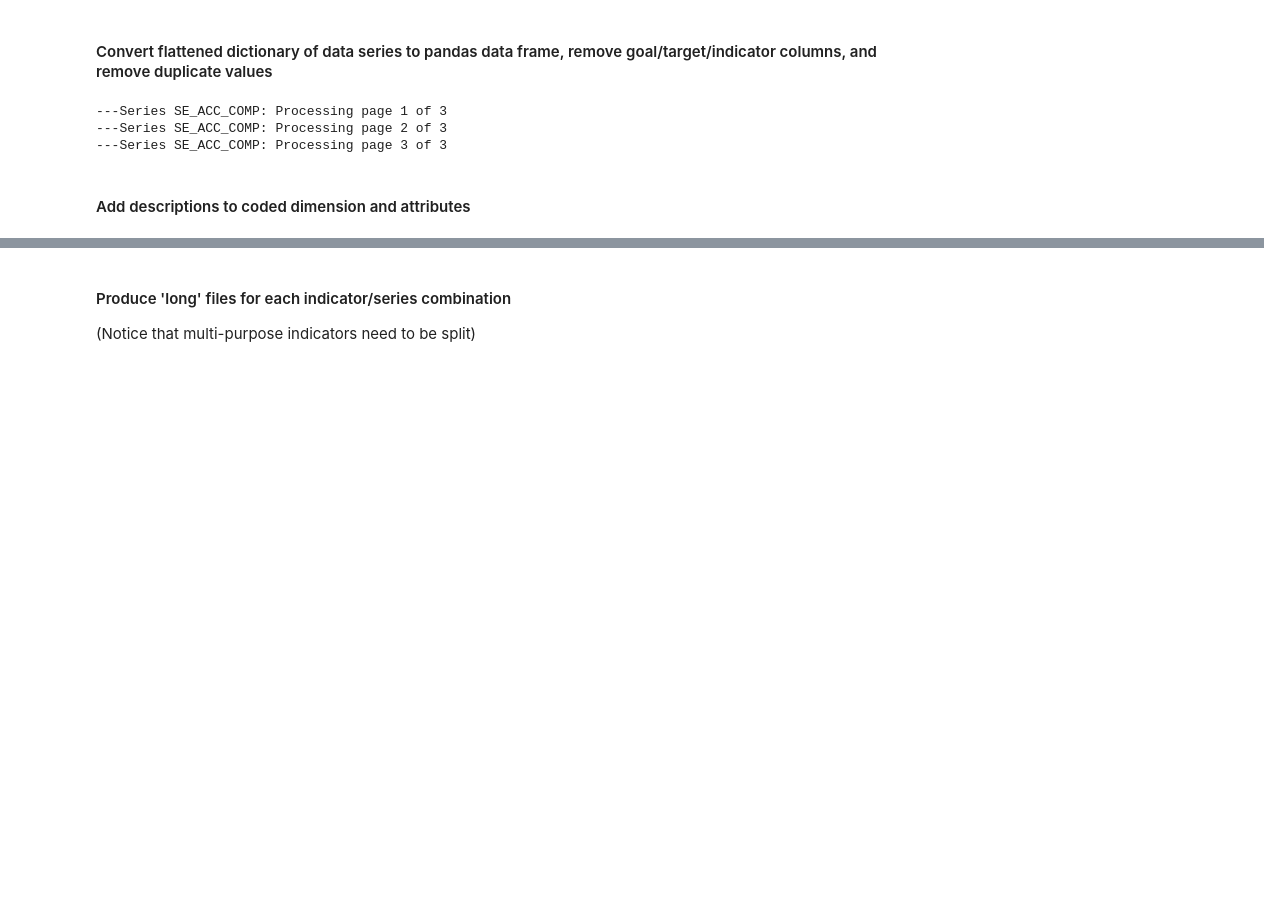
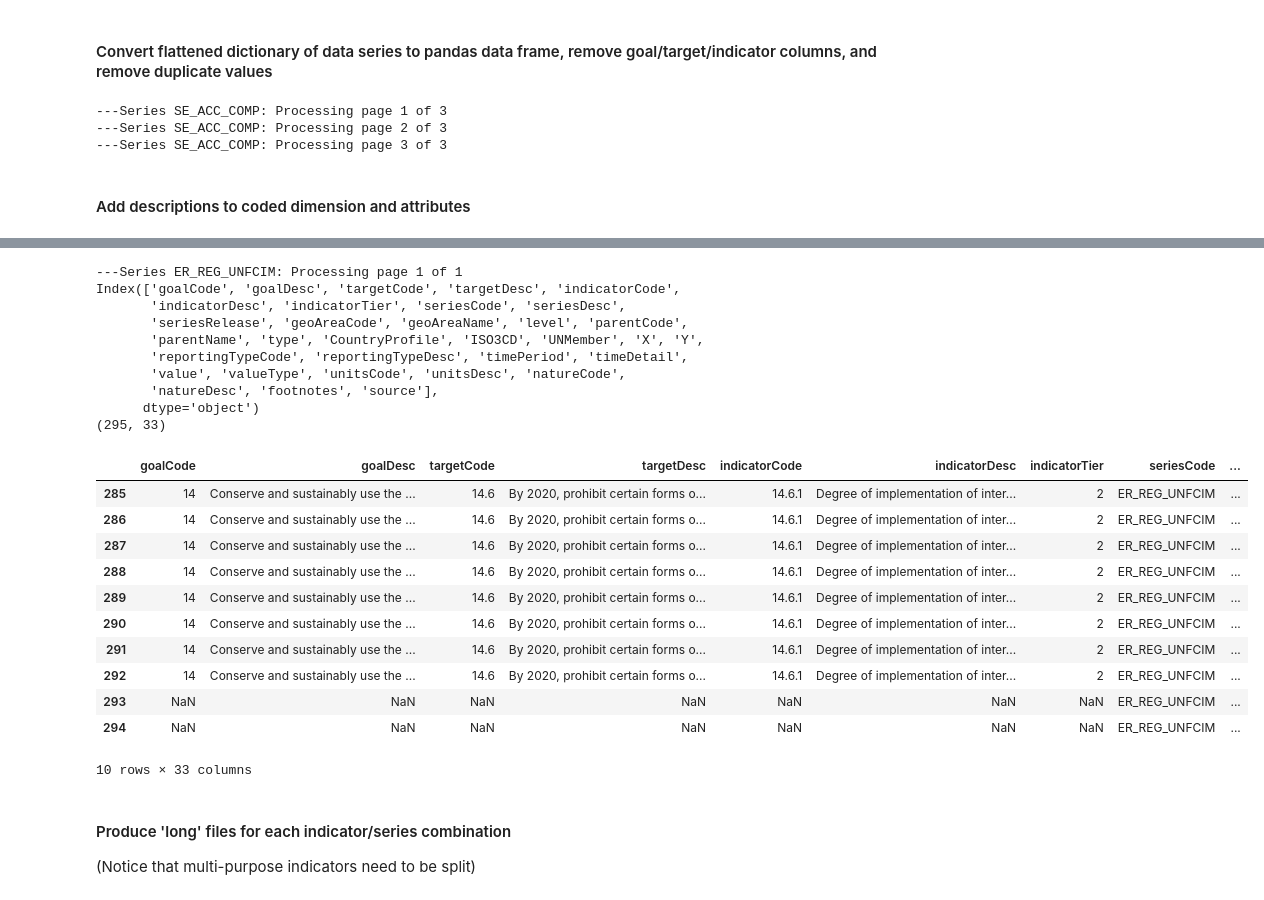
Before and after one commit to UNStats/FIS4SDGs, a Jupyter notebook: unsd/notebooks/FIS4SDG - 01 - Create CSV.ipynb, the cells around one changed output, grey strips where cells are left out. Drawn from its saved outputs; the diff is of its cells as text; code cells hidden in the pictures; blank space fills up the shorter version.

```diff
--- a/unsd/notebooks/FIS4SDG - 01 - Create CSV.ipynb
+++ b/unsd/notebooks/FIS4SDG - 01 - Create CSV.ipynb
@@ -736,7 +751,7 @@ set(geo_series['indicatorCode'])
 # %%
-def annotated_data(geoTree, countryXY, seriesCode, release):
+def annotated_data(geoAreas, countryXY, seriesCode, release):
 
-    geo_series = cross_geo_series(geoTree, countryXY, seriesCode, release)
+    geo_series = cross_geo_series(geoAreas, countryXY, seriesCode, release)
 
     codes = series_code_lists2(seriesCode, release)
     data = dataframe_unique_series_data(seriesCode, release)
@@ -785,10 +800,33 @@ def annotated_data(geoTree, countryXY, seriesCode, release):
 
     return data[c_series + c_geo + c_dim + c_time + c_values + c_fn]
 # %%
-x = annotated_data(geoAreaTree()[0], wd_dir + 'CountryListXY.txt','ER_REG_UNFCIM','2019.Q1.G.02')
+x = annotated_data(geoAreas, wd_dir + 'CountryListXY.txt','ER_REG_UNFCIM','2019.Q1.G.02')
 print(x.columns)
 print(x.shape)
 x.tail(10)
+# %% [output]
+---Series ER_REG_UNFCIM: Processing page 1 of 1
+Index(['goalCode', 'goalDesc', 'targetCode', 'targetDesc', 'indicatorCode',
+       'indicatorDesc', 'indicatorTier', 'seriesCode', 'seriesDesc',
+       'seriesRelease', 'geoAreaCode', 'geoAreaName', 'level', 'parentCode',
+       'parentName', 'type', 'CountryProfile', 'ISO3CD', 'UNMember', 'X', 'Y',
+       'reportingTypeCode', 'reportingTypeDesc', 'timePeriod', 'timeDetail',
+       'value', 'valueType', 'unitsCode', 'unitsDesc', 'natureCode',
+       'natureDesc', 'footnotes', 'source'],
+      dtype='object')
+(295, 33)
+|  | goalCode | goalDesc | targetCode | targetDesc | indicatorCode | indicatorDesc | indicatorTier | seriesCode | ... |
+| 285 | 14 | Conserve and sustainably use the ... | 14.6 | By 2020, prohibit certain forms o... | 14.6.1 | Degree of implementation of inter... | 2 | ER_REG_UNFCIM | ... |
+| 286 | 14 | Conserve and sustainably use the ... | 14.6 | By 2020, prohibit certain forms o... | 14.6.1 | Degree of implementation of inter... | 2 | ER_REG_UNFCIM | ... |
+| 287 | 14 | Conserve and sustainably use the ... | 14.6 | By 2020, prohibit certain forms o... | 14.6.1 | Degree of implementation of inter... | 2 | ER_REG_UNFCIM | ... |
+| 288 | 14 | Conserve and sustainably use the ... | 14.6 | By 2020, prohibit certain forms o... | 14.6.1 | Degree of implementation of inter... | 2 | ER_REG_UNFCIM | ... |
+| 289 | 14 | Conserve and sustainably use the ... | 14.6 | By 2020, prohibit certain forms o... | 14.6.1 | Degree of implementation of inter... | 2 | ER_REG_UNFCIM | ... |
+| 290 | 14 | Conserve and sustainably use the ... | 14.6 | By 2020, prohibit certain forms o... | 14.6.1 | Degree of implementation of inter... | 2 | ER_REG_UNFCIM | ... |
+| 291 | 14 | Conserve and sustainably use the ... | 14.6 | By 2020, prohibit certain forms o... | 14.6.1 | Degree of implementation of inter... | 2 | ER_REG_UNFCIM | ... |
+| 292 | 14 | Conserve and sustainably use the ... | 14.6 | By 2020, prohibit certain forms o... | 14.6.1 | Degree of implementation of inter... | 2 | ER_REG_UNFCIM | ... |
+| 293 | NaN | NaN | NaN | NaN | NaN | NaN | NaN | ER_REG_UNFCIM | ... |
+| 294 | NaN | NaN | NaN | NaN | NaN | NaN | NaN | ER_REG_UNFCIM | ... |
+10 rows × 33 columns
 # %%
 print(x.tail(10))
 # %% [markdown]
```
Also changed, not shown: parts of 3 cells of this notebook, 1 other file.
